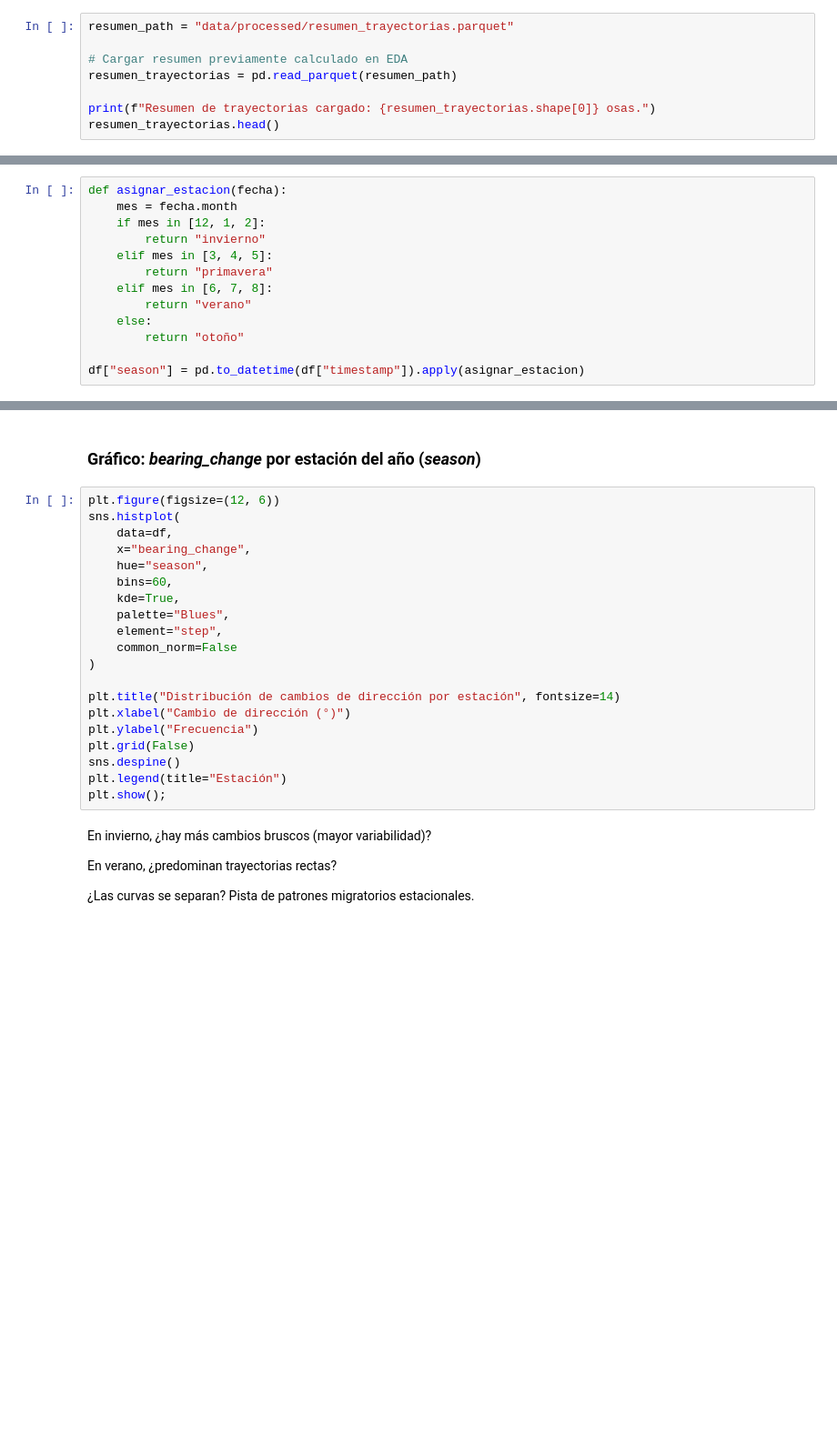
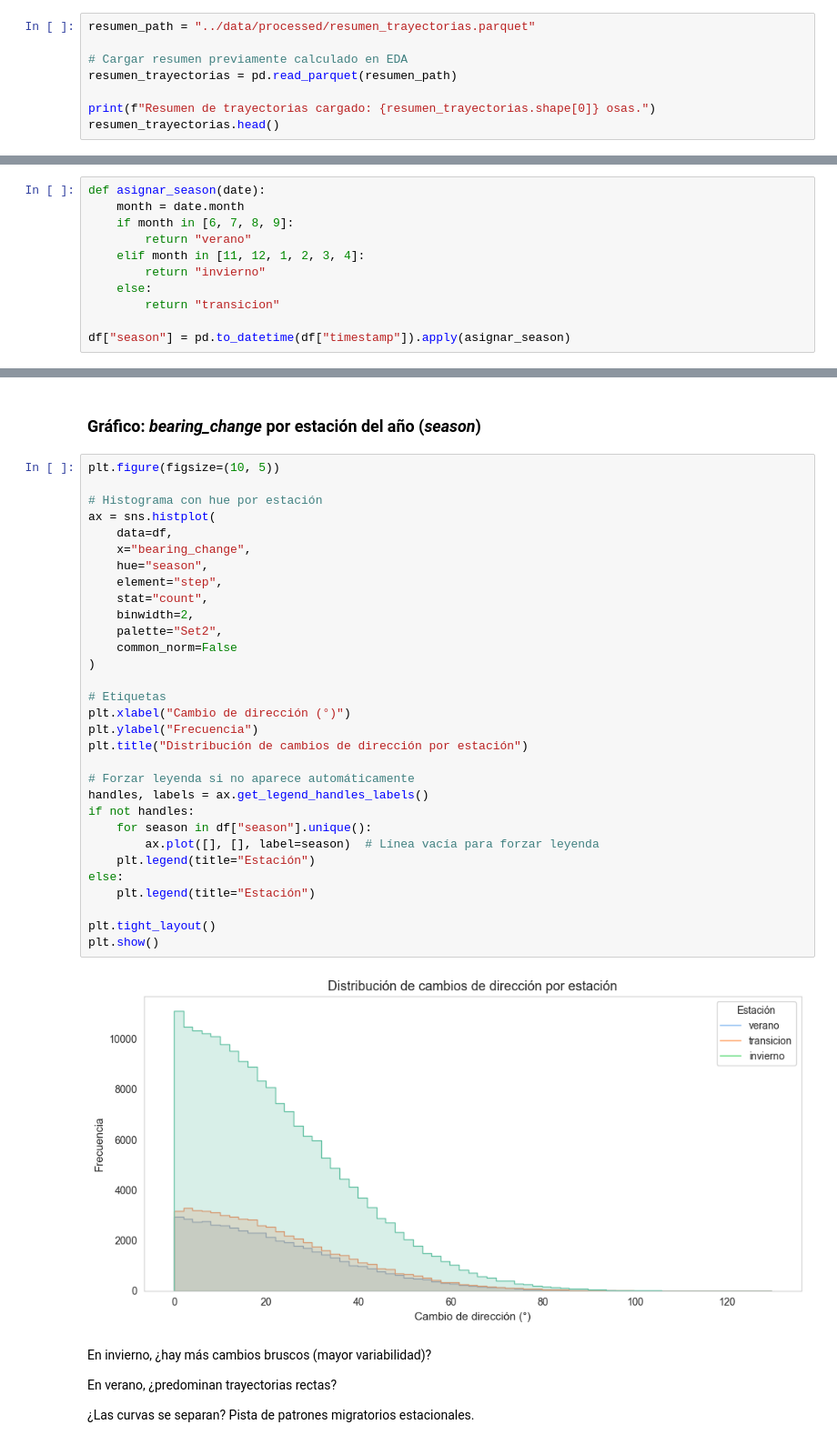
Before and after one commit to anapstl/PolarBears-, a Jupyter notebook: notebooks/02_FeatureEngineering_CLEAN.ipynb, the cells around one changed output, grey strips where cells are left out. Shown at 91% size. Saved outputs shown, nothing was run; the diff lists cells and outputs as text; blank space fills up the shorter version.

```diff
--- a/notebooks/02_FeatureEngineering_CLEAN.ipynb
+++ b/notebooks/02_FeatureEngineering_CLEAN.ipynb
@@ -38,7 +61,7 @@ df = df.dropna(subset=["prev_lat", "prev_lon", "velocity_kmh", "acceleration_kmp
 ## 3. 4. Cargar resumen por osa y merge con _rich_data_
 + `dias_tracking`, `TotalDistance_km`, `distance_per_day`, `AvgLatitude`, `Year`
 # %%
-resumen_path = "data/processed/resumen_trayectorias.parquet"
+resumen_path = "../data/processed/resumen_trayectorias.parquet"
 
 # Cargar resumen previamente calculado en EDA
 resumen_trayectorias = pd.read_parquet(resumen_path)
@@ -79,13 +124,11 @@ Aquí se cargan directamente desde el archivo `resumen_trayectorias.parquet` par
 # %%
-def asignar_estacion(fecha):
-    mes = fecha.month
-    if mes in [12, 1, 2]:
+def asignar_season(date):
+    month = date.month
+    if month in [6, 7, 8, 9]:
+        return "verano"
+    elif month in [11, 12, 1, 2, 3, 4]:
         return "invierno"
-    elif mes in [3, 4, 5]:
-        return "primavera"
-    elif mes in [6, 7, 8]:
-        return "verano"
     else:
-        return "otoño"
+        return "transicion"
 
-df["season"] = pd.to_datetime(df["timestamp"]).apply(asignar_estacion)
+df["season"] = pd.to_datetime(df["timestamp"]).apply(asignar_season)
@@ -181,25 +247,38 @@ Esto puede alimentar un modelo o una segmentación posterior por patrón de movi
 # %% [markdown]
 ###  Gráfico: _bearing_change_ por estación del año (_season_)
 # %%
-plt.figure(figsize=(12, 6))
-sns.histplot(
+plt.figure(figsize=(10, 5))
+
+# Histograma con hue por estación
+ax = sns.histplot(
     data=df,
     x="bearing_change",
     hue="season",
-    bins=60,
-    kde=True,
-    palette="Blues",
     element="step",
+    stat="count",
+    binwidth=2,
+    palette="Set2",
     common_norm=False
 )
 
-plt.title("Distribución de cambios de dirección por estación", fontsize=14)
+# Etiquetas
 plt.xlabel("Cambio de dirección (°)")
 plt.ylabel("Frecuencia")
-plt.grid(False)
-sns.despine()
-plt.legend(title="Estación")
-plt.show();
+plt.title("Distribución de cambios de dirección por estación")
+
+# Forzar leyenda si no aparece automáticamente
+handles, labels = ax.get_legend_handles_labels()
+if not handles:
+    for season in df["season"].unique():
+        ax.plot([], [], label=season)  # Línea vacía para forzar leyenda
+    plt.legend(title="Estación")
+else:
+    plt.legend(title="Estación")
+
+plt.tight_layout()
+plt.show()
+# %% [output]
+[figure, added]
 # %% [markdown]
 En invierno, ¿hay más cambios bruscos (mayor variabilidad)?
 
```
Also changed, not shown: parts of 46 cells of this notebook, 9 other files.
